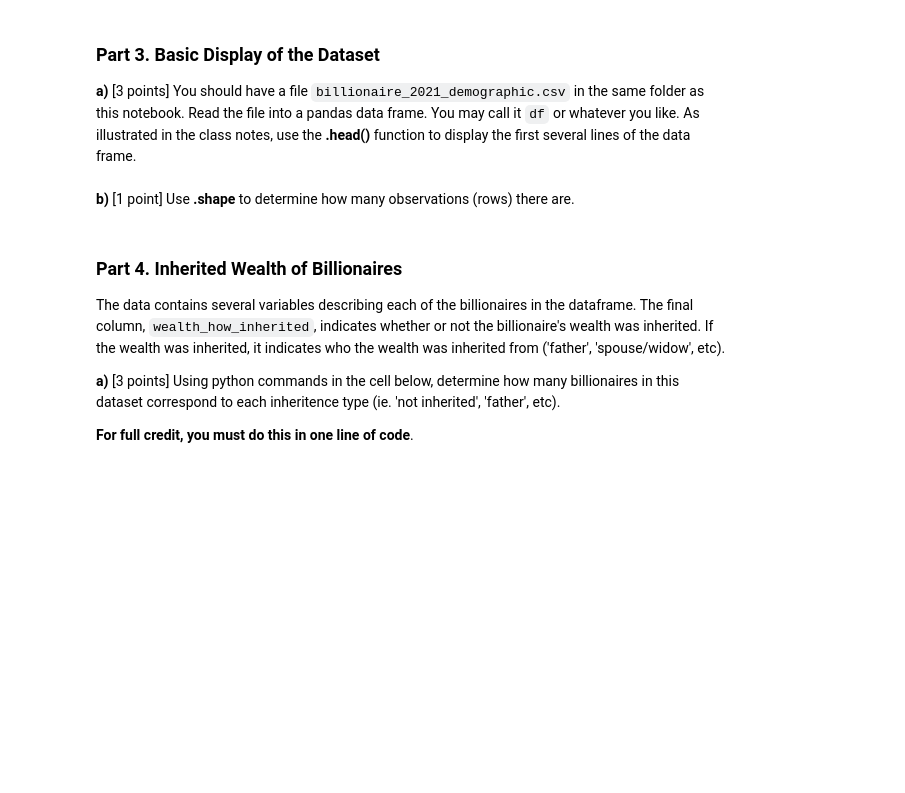
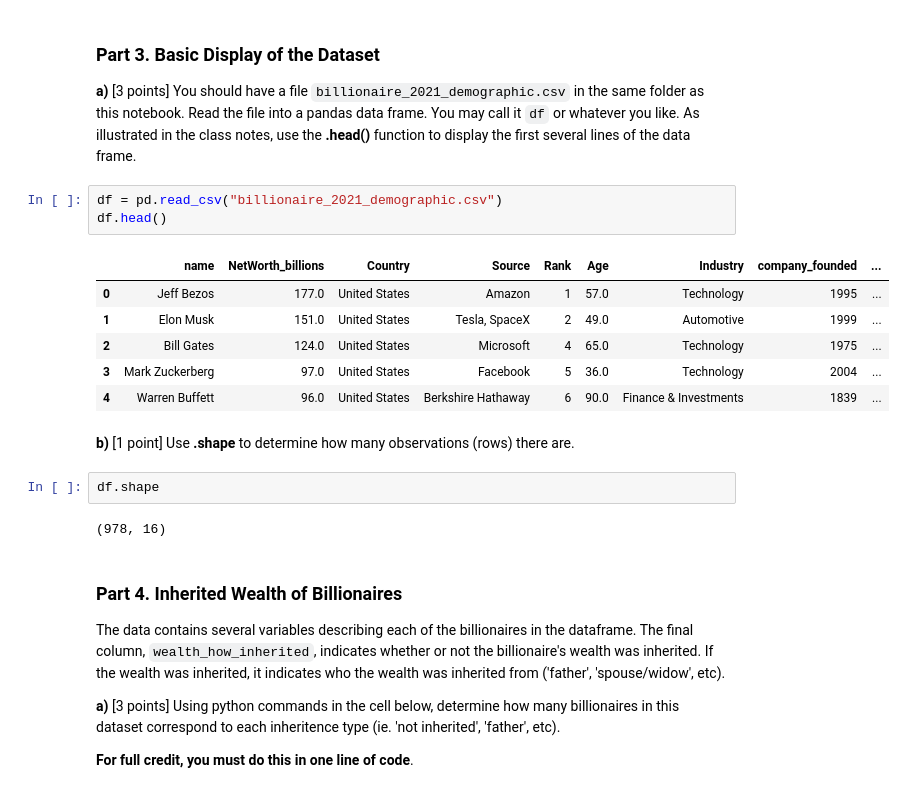
Before and after one commit to ryguy2k4/stat207, a Jupyter notebook: lab_01/lab_01_individual.ipynb, the cells around one changed output. Saved outputs shown, nothing was run; the diff lists cells and outputs as text; blank space fills up the shorter version.

```diff
--- a/lab_01/lab_01_individual.ipynb
+++ b/lab_01/lab_01_individual.ipynb
@@ -54,8 +54,22 @@ sns.set()                              # sets the default plotting style
 ### Part 3. Basic Display of the Dataset
 
 **a)** [3 points] You should have a file `billionaire_2021_demographic.csv` in the same folder as this notebook. Read the file into a pandas data frame. You may call it `df` or whatever you like. As illustrated in the class notes, use the **.head()** function to display the first several lines of the data frame.
+# %%
+df = pd.read_csv("billionaire_2021_demographic.csv")
+df.head()
+# %% [output]
+|  | name | NetWorth_billions | Country | Source | Rank | Age | Industry | company_founded | ... |
+| 0 | Jeff Bezos | 177.0 | United States | Amazon | 1 | 57.0 | Technology | 1995 | ... |
+| 1 | Elon Musk | 151.0 | United States | Tesla, SpaceX | 2 | 49.0 | Automotive | 1999 | ... |
+| 2 | Bill Gates | 124.0 | United States | Microsoft | 4 | 65.0 | Technology | 1975 | ... |
+| 3 | Mark Zuckerberg | 97.0 | United States | Facebook | 5 | 36.0 | Technology | 2004 | ... |
+| 4 | Warren Buffett | 96.0 | United States | Berkshire Hathaway | 6 | 90.0 | Finance & Investments | 1839 | ... |
 # %% [markdown]
 **b)** [1 point] Use **.shape** to determine how many observations (rows) there are.
+# %%
+df.shape
+# %% [output]
+(978, 16)
 # %% [markdown]
 ### Part 4. Inherited Wealth of Billionaires
 
```
Also changed, not shown: parts of 5 cells of this notebook.
